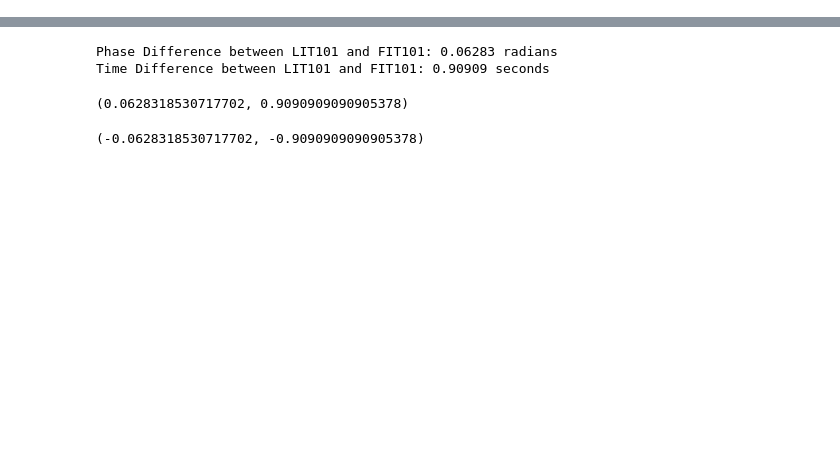
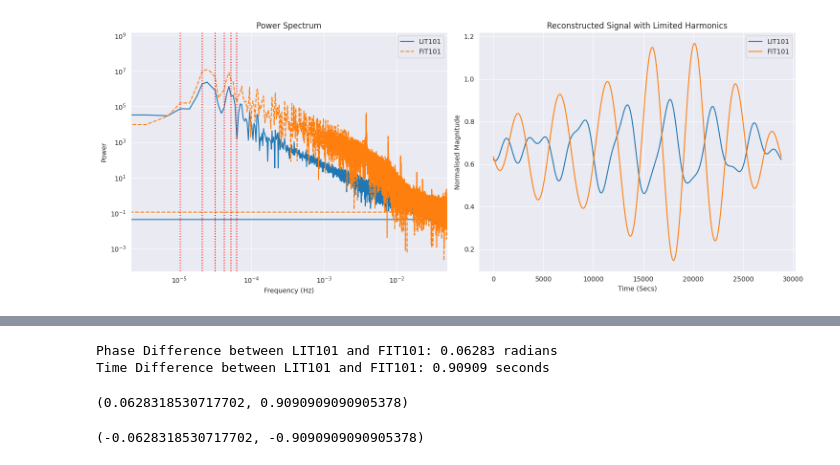
Before and after one commit to lozferatu/MSc-Project, a Jupyter notebook: Wrangling Code/Freq Analysis 2.ipynb, the cells around one changed output, grey strips where cells are left out. Saved outputs shown, nothing was run; the diff lists cells and outputs as text; code cells hidden in the pictures; blank space fills up the shorter version.

```diff
--- a/Wrangling Code/Freq Analysis 2.ipynb
+++ b/Wrangling Code/Freq Analysis 2.ipynb
@@ -6,4 +8,6 @@ from scipy.signal import find_peaks
 import scipy.stats as stats
 import statsmodels.api as sm
 # %%
-df = pd.read_csv('D:\GitHub\MSc-Project\SWaT DataSWaT 2015-12-23.csv')
+#df = pd.read_csv('D:\GitHub\MSc-Project\SWaT DataSWaT 2015-12-23.csv')
+
+df = pd.read_csv('/home/loz/MSc/MSc_Project/SWaT DataSWaT 2015-12-23.csv')
@@ -243,3 +202,69 @@ plt.show()
+# %%
+#  Function to find the fundamental frequency
+def find_fundamental_frequency(freq, power_spectrum):
+    # Peaks in the power spectrum
+    peaks, _ = find_peaks(power_spectrum)
+
+    # Fundamental frequency (the first peak)
+    if peaks.size > 0:
+        fundamental_freq = freq[peaks[0]]  # The first peak corresponds to the fundamental frequency
+        return fundamental_freq
+    else:
+        return None
+# %%
+
+# Plot original and reconstructed signals
+plt.figure(figsize=(15, 6))
+
+# Original Signal
+plt.subplot(1, 2, 1)
+plt.title('Power Spectrum')
+
+# Get freqs and power spectrum
+freq_lit101, power_spectrum_lit101 = doFourierAnalysis(df_prepped, 'LIT101')
+freq_fit101, power_spectrum_fit101 = doFourierAnalysis(df_prepped, 'FIT101')
+fundamental_freq_lit101 = find_fundamental_frequency(freq_lit101, power_spectrum_lit101)
+
+# Plotting  Power Spectrum
+plt.plot(freq_lit101, power_spectrum_lit101, label='LIT101')
+plt.plot(freq_fit101, power_spectrum_fit101, label='FIT101', linestyle='--')
+
+# Add vertical lines for the first 10 harmonics of LIT101
+if fundamental_freq_lit101 is not None:
+    for harmonic in range(1, 7):  # First 10 harmonics
+        plt.axvline(x=harmonic * fundamental_freq_lit101, color='red', linestyle=':')
+
+plt.xscale('log')
+plt.xlabel('Frequency (Hz)')
+plt.yscale('log')
+plt.ylabel('Power')
+# Limit to non-negative frequencies
+plt.xlim(0, np.max(freq_lit101))
+plt.legend()
+
+
+# Reconstructed Signal with Limited Harmonics
+column_name_1 = 'LIT101'
+column_name_2 = 'FIT101'
+# Example usage:
+# Input signal is component column
+reconstructed_signal_1, limited_fft_data = performFourierAndLimitHarmonics(df_prepped, column_name_1, num_harmonics=6)
+reconstructed_signal_2, limited_fft_data = performFourierAndLimitHarmonics(df_prepped, column_name_2, num_harmonics=6)
+
+plt.subplot(1, 2, 2)
+plt.plot(reconstructed_signal_1.real, label= 'LIT101')  # Take the real parts
+plt.plot(reconstructed_signal_2.real,label= 'FIT101')
+plt.xlabel('Time (Secs)')
+plt.ylabel('Normalised Magnitude')
+plt.title('Reconstructed Signal with Limited Harmonics')
+
+plt.tight_layout()
+plt.legend()
+
+plt.savefig('/home/loz/MSc/MSc_Project/Write_Up/Charts/fourier_comparison.jpeg')
+plt.show()
+# %% [output]
+[figure, added]
 # %%
 import numpy as np
 import matplotlib.pyplot as plt
```
Also changed, not shown: parts of 15 cells of this notebook, 4 other files.
